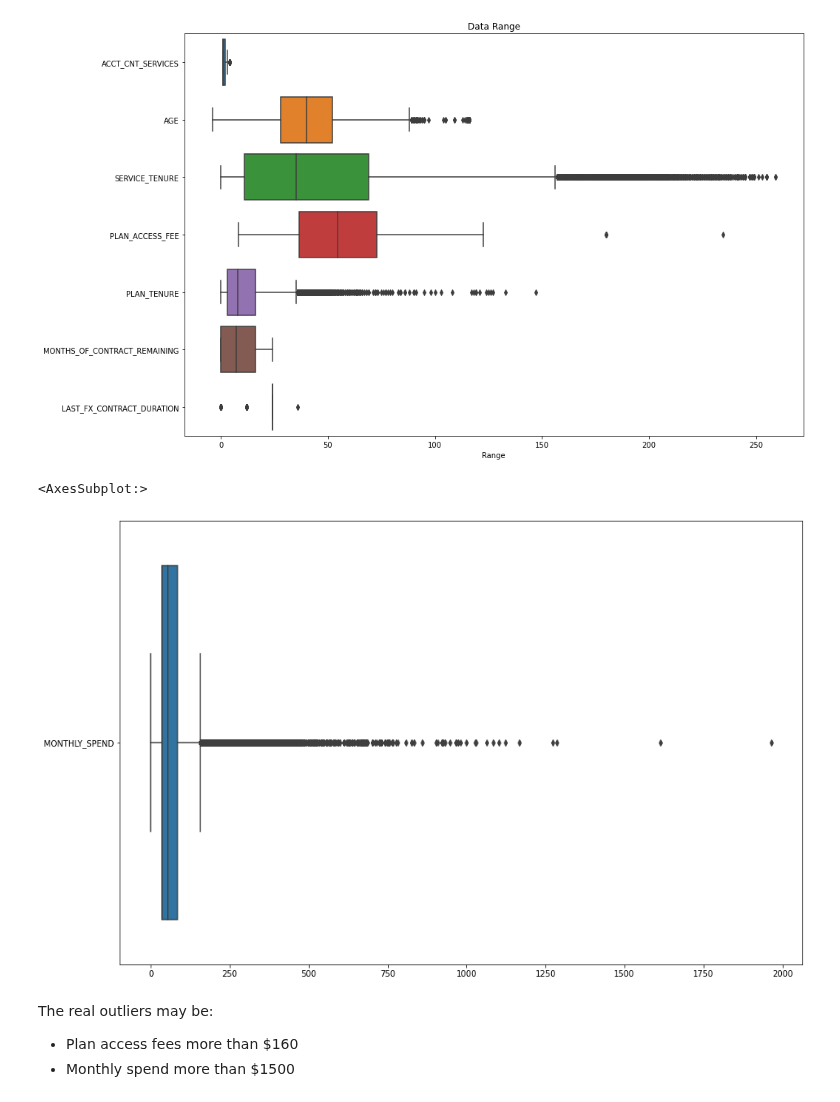
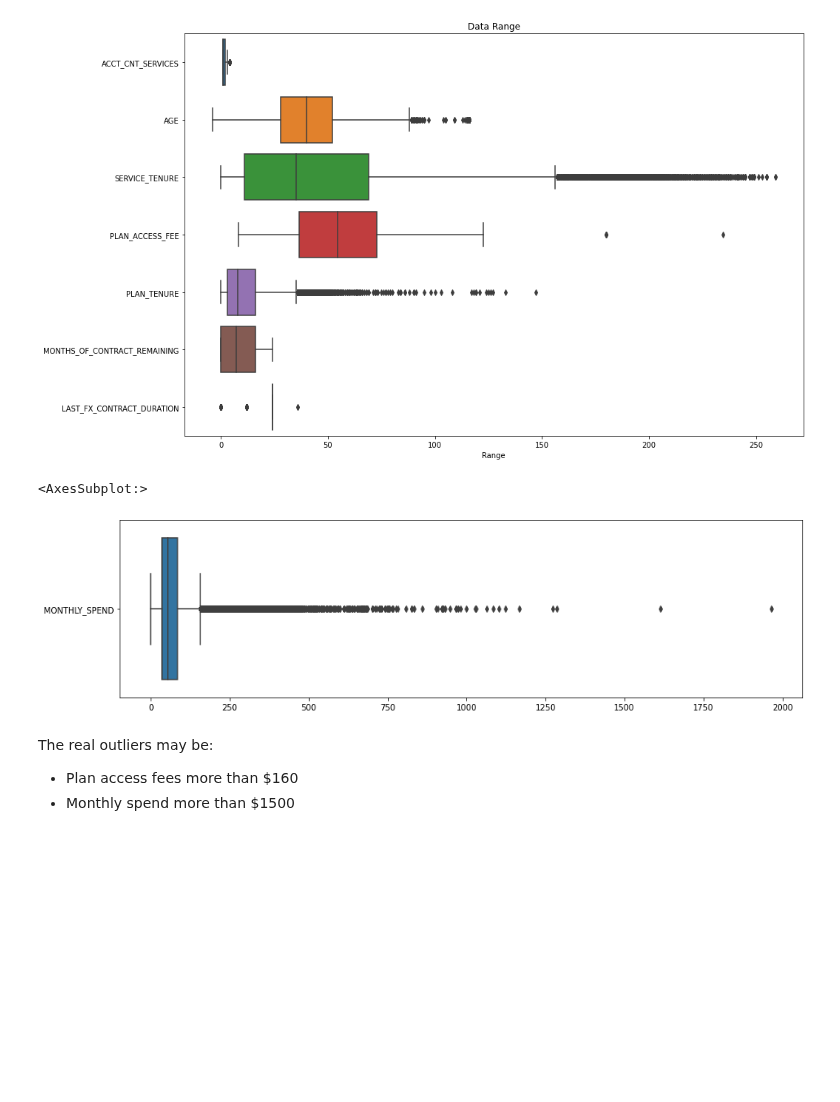
Before and after one commit to walthersy/DataScience-Portfolio, a Jupyter notebook: Portfolio 3.ipynb, the cells around one changed output. Saved outputs shown, nothing was run; the diff lists cells and outputs as text; code cells hidden in the pictures; blank space fills up the shorter version.

```diff
--- a/Portfolio 3.ipynb
+++ b/Portfolio 3.ipynb
@@ -211,11 +211,11 @@ plt.title('Data Range')
 Text(0.5, 1.0, 'Data Range')
 [figure]
 # %%
-plt.figure(figsize=(15,10))
+plt.figure(figsize=(15,4))
 sns.boxplot(data=churn.iloc[:,14:15],orient='h')
 # %% [output]
 <AxesSubplot:>
-[figure, old version]
+[figure, new version]
 # %% [markdown]
 The real outliers may be:
 - Plan access fees more than \$160
```
Also changed, not shown: parts of 19 cells of this notebook.
